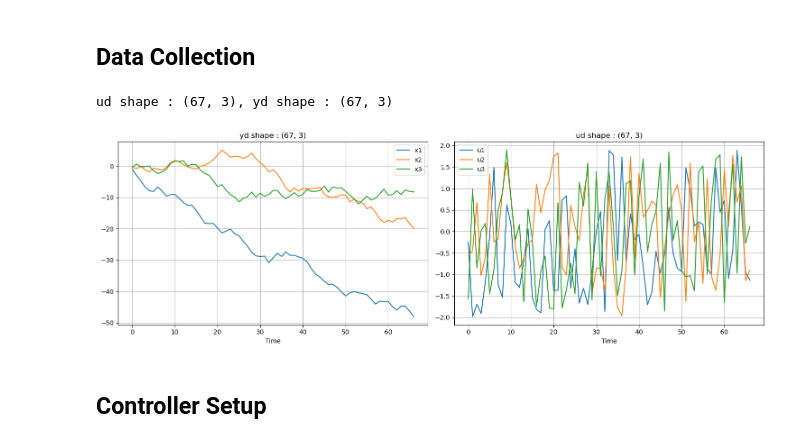
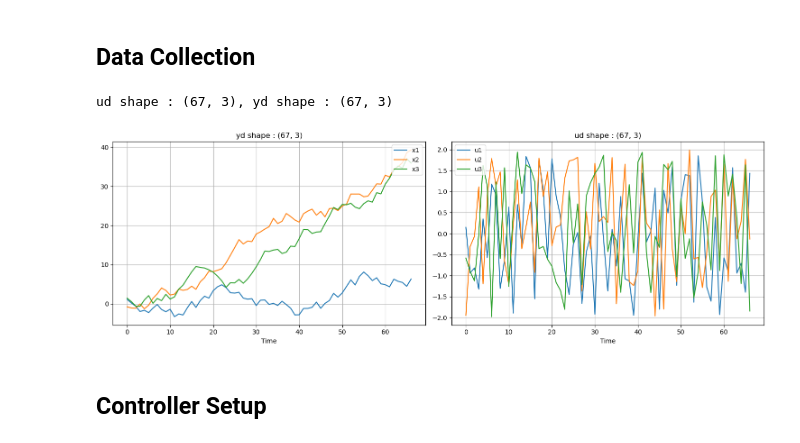
Before and after one commit to michael-cummins/DeePC-HUNT, a Jupyter notebook: src/linear_deepc.ipynb, the cells around one changed output. Saved outputs shown, nothing was run; the diff lists cells and outputs as text; code cells hidden in the pictures.

```diff
--- a/src/linear_deepc.ipynb
+++ b/src/linear_deepc.ipynb
@@ -45,40 +58,33 @@ T = (m+1)*(Tini + Tf + n) - 1
 # %%
-ud = []
-yd = []
-x = np.random.uniform(low=-2, high=2, size=(m,)) # Random initial condition
-for i in range(T):
-   u = np.random.uniform(low=-2, high=2, size=(m,)) # Random input
-   x = A@x + B@u
-   y = C@x + D@u
-   ud.append(u)
-   yd.append(y + np.random.randn(p,)*0.01)
-ud = np.array(ud)
-yd = np.array(yd)
+noise_std = 0.01
+ud = genfromtxt('recht_ud.csv', delimiter=',')
+yd = genfromtxt('recht_yd.csv', delimiter=',')
+yd += np.random.rand(T,p)*noise_std
 
 print(f'ud shape : {ud.shape}, yd shape : {yd.shape}')
 plt.subplot(1,2,1)
 plt.plot(range(0,T), yd, label=['x1', 'x2', 'x3'])
 plt.legend(loc="upper right")
 plt.xlabel('Time')
 plt.title(f"yd shape : {yd.shape}")
 plt.grid(True)
 plt.tight_layout()
 
 plt.subplot(1,2,2)
 plt.plot(range(0,T), ud, label=['u1', 'u2', 'u3'])
 plt.legend(loc="upper left")
 plt.xlabel('Time')
 plt.title(f"ud shape : {ud.shape}")
 plt.grid(True)
 plt.tight_layout()
 
 plt.show()
 
 ud = ud.reshape((T*m,))
 yd = yd.reshape((T*p,))
 # %% [output]
 ud shape : (67, 3), yd shape : (67, 3)
-[figure, old version]
+[figure, new version]
 # %% [markdown]
 ## Controller Setup
 # %%
```
Also changed, not shown: parts of 4 cells of this notebook, 9 other files.
